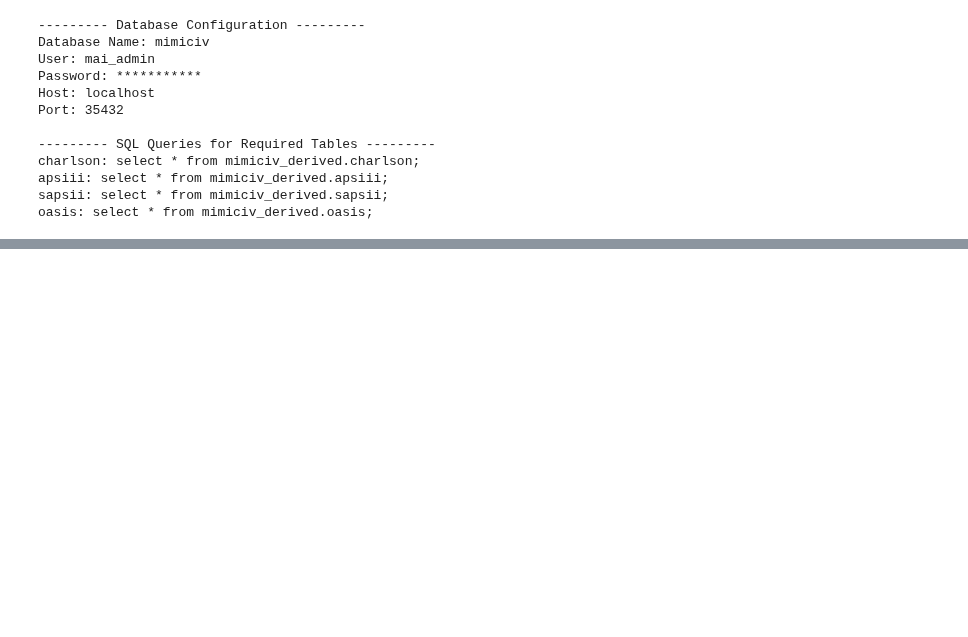
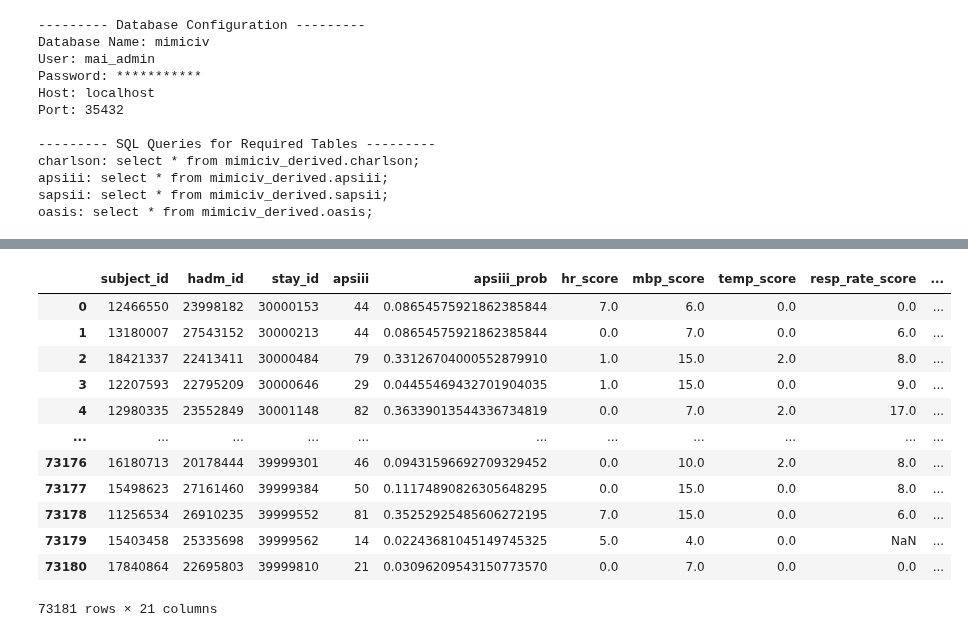
Before and after one commit to sujungleeml/P1_extubationfailure, a Jupyter notebook: 서대철/notebooks/features/02_charlson_apsiii_sapsii_oasis.ipynb, the cells around one changed output, grey strips where cells are left out. Drawn from its saved outputs; the diff is of its cells as text; code cells hidden in the pictures; blank space fills up the shorter version.

Commit message:
Add simple severity scores

```diff
--- a/서대철/notebooks/features/02_charlson_apsiii_sapsii_oasis.ipynb
+++ b/서대철/notebooks/features/02_charlson_apsiii_sapsii_oasis.ipynb
@@ -120,0 +167,16 @@ oasis = dataframes['oasis']
+# %%
+apsiii
+# %% [output]
+|  | subject_id | hadm_id | stay_id | apsiii | apsiii_prob | hr_score | mbp_score | temp_score | resp_rate_score | ... |
+| 0 | 12466550 | 23998182 | 30000153 | 44 | 0.08654575921862385844 | 7.0 | 6.0 | 0.0 | 0.0 | ... |
+| 1 | 13180007 | 27543152 | 30000213 | 44 | 0.08654575921862385844 | 0.0 | 7.0 | 0.0 | 6.0 | ... |
+| 2 | 18421337 | 22413411 | 30000484 | 79 | 0.33126704000552879910 | 1.0 | 15.0 | 2.0 | 8.0 | ... |
+| 3 | 12207593 | 22795209 | 30000646 | 29 | 0.04455469432701904035 | 1.0 | 15.0 | 0.0 | 9.0 | ... |
+| 4 | 12980335 | 23552849 | 30001148 | 82 | 0.36339013544336734819 | 0.0 | 7.0 | 2.0 | 17.0 | ... |
+| ... | ... | ... | ... | ... | ... | ... | ... | ... | ... | ... |
+| 73176 | 16180713 | 20178444 | 39999301 | 46 | 0.09431596692709329452 | 0.0 | 10.0 | 2.0 | 8.0 | ... |
+| 73177 | 15498623 | 27161460 | 39999384 | 50 | 0.11174890826305648295 | 0.0 | 15.0 | 0.0 | 8.0 | ... |
+| 73178 | 11256534 | 26910235 | 39999552 | 81 | 0.35252925485606272195 | 7.0 | 15.0 | 0.0 | 6.0 | ... |
+| 73179 | 15403458 | 25335698 | 39999562 | 14 | 0.02243681045149745325 | 5.0 | 4.0 | 0.0 | NaN | ... |
+| 73180 | 17840864 | 22695803 | 39999810 | 21 | 0.03096209543150773570 | 0.0 | 7.0 | 0.0 | 0.0 | ... |
+73181 rows × 21 columns
```
Also changed, not shown: parts of 13 cells of this notebook.
